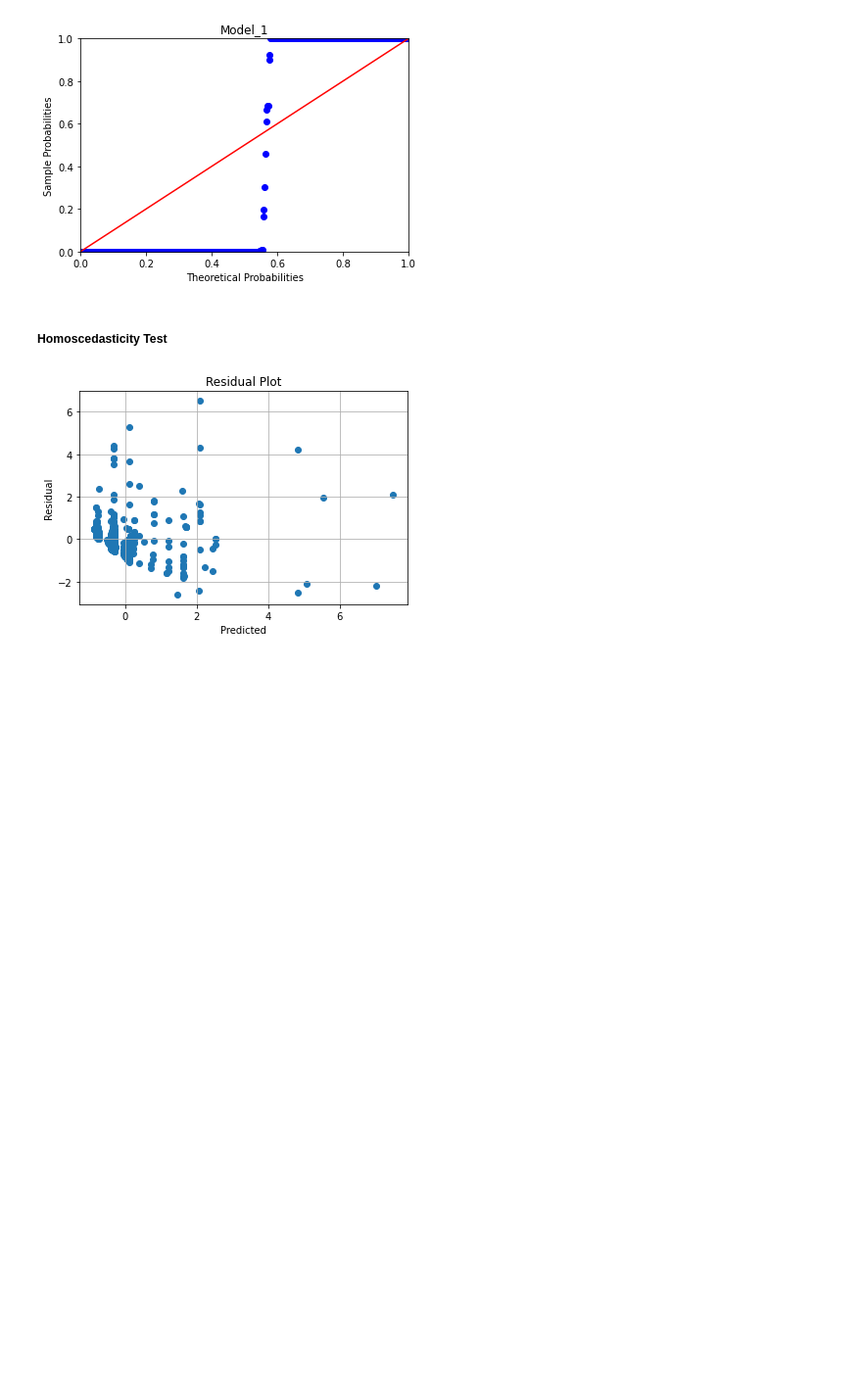
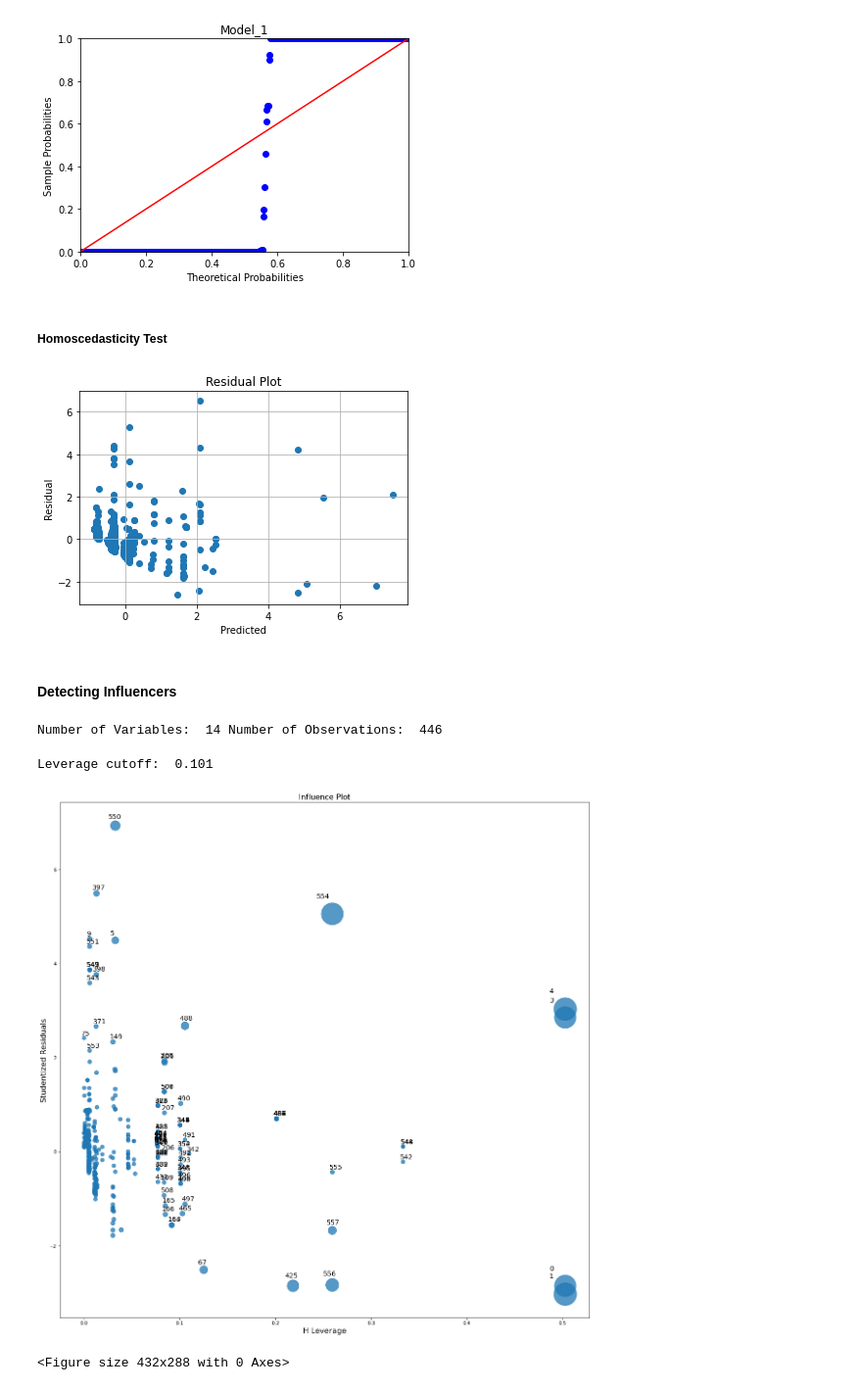
Before and after one commit to ameyak2310/Regressor_ProcessTimePredictor, a Jupyter notebook: calc_pTime_MLROLS.ipynb, the cells around one changed output. Shown at 98% size. Saved outputs shown, nothing was run; the diff lists cells and outputs as text; code cells hidden in the pictures; blank space fills up the shorter version.

```diff
--- a/calc_pTime_MLROLS.ipynb
+++ b/calc_pTime_MLROLS.ipynb
@@ -307,3 +307,27 @@ plot_resid_fitted(model_3.fittedvalues,
                   'Residual Plot')
 # %% [output]
 [figure]
+# %% [markdown]
+#### Detecting Influencers
+# %%
+k = X_train.shape[1]
+n = X_train.shape[0]
+
+print('Number of Variables: ', k,
+      'Number of Observations: ', n)
+# %% [output]
+Number of Variables:  14 Number of Observations:  446
+# %%
+leverage_cutoff = 3*((k+1)/n)
+print("Leverage cutoff: ", round(leverage_cutoff, 3))
+# %% [output]
+Leverage cutoff:  0.101
+# %%
+from statsmodels.graphics.regressionplots import influence_plot
+fig, ax = plt.subplots(figsize=(20,20))
+influence_plot(model_3, ax = ax)
+plt.figure('Leverage vs. Residual')
+plt.show()
+# %% [output]
+[figure, added]
+<Figure size 432x288 with 0 Axes>
```
Also changed, not shown: parts of 4 cells of this notebook, 1 other file.
